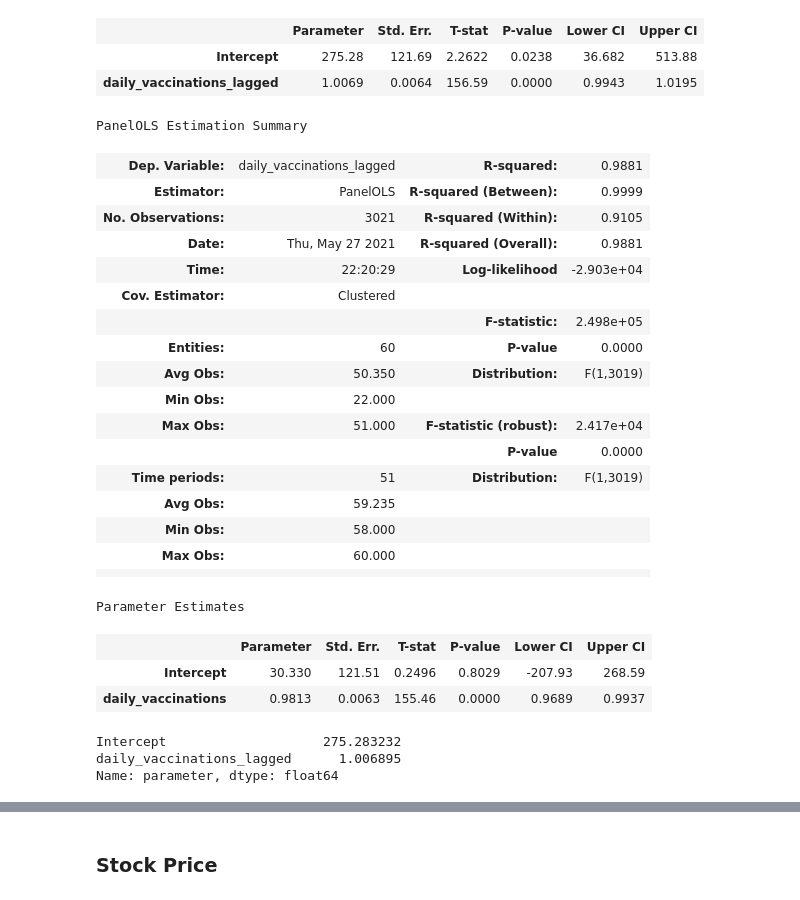
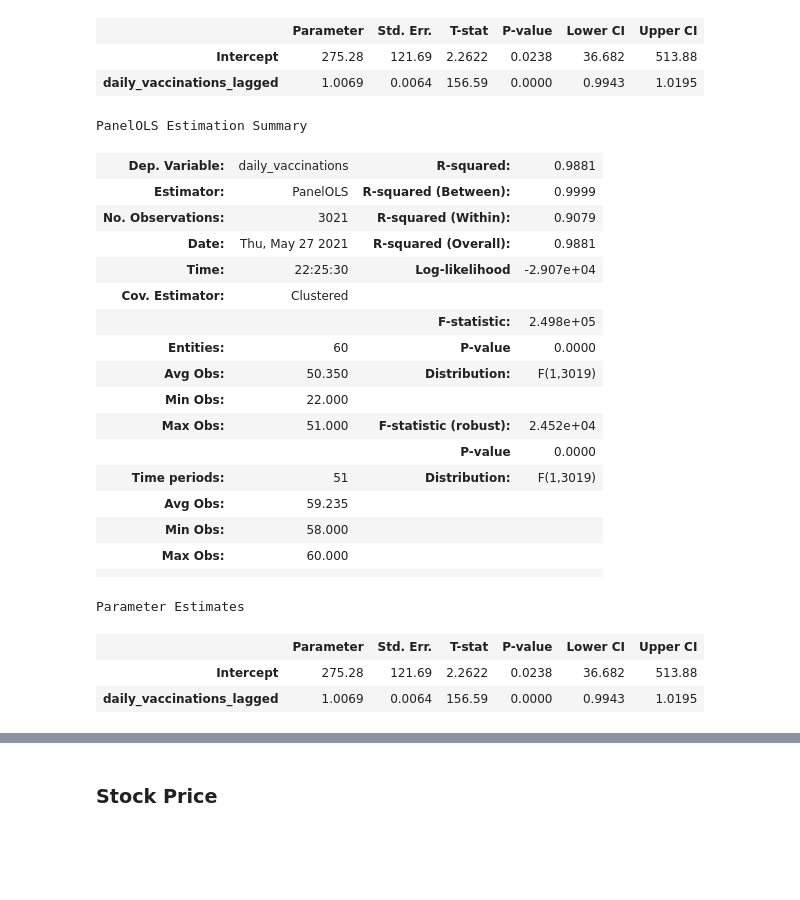
Before and after one commit to juno-yuu/COVID-Vaccine-and-Biotech-industry, a Jupyter notebook: Final_Project_Clean.ipynb, the cells around one changed output, grey strips where cells are left out. Cells and saved outputs as stored; diff of their text form; code cells hidden in the pictures; blank space fills up the shorter version.

```diff
--- a/Final_Project_Clean.ipynb
+++ b/Final_Project_Clean.ipynb
@@ -264,22 +268,22 @@ Parameter Estimates
 | Intercept | 275.28 | 121.69 | 2.2622 | 0.0238 | 36.682 | 513.88 |
 | daily_vaccinations_lagged | 1.0069 | 0.0064 | 156.59 | 0.0000 | 0.9943 | 1.0195 |
 # %%
-p3 = PanelOLS.from_formula(formula = 'daily_vaccinations_lagged ~ 1 + daily_vaccinations',\
+p3 = PanelOLS.from_formula(formula = 'daily_vaccinations ~ 1 + daily_vaccinations_lagged',\
                                      data = data_panel_train).fit(cov_type = 'clustered', Cluster_entity = True, Cluster_time = True)
 p3.summary
 # %% [output]
 PanelOLS Estimation Summary
-| Dep. Variable: | daily_vaccinations_lagged | R-squared: | 0.9881 |
+| Dep. Variable: | daily_vaccinations | R-squared: | 0.9881 |
 | Estimator: | PanelOLS | R-squared (Between): | 0.9999 |
-| No. Observations: | 3021 | R-squared (Within): | 0.9105 |
+| No. Observations: | 3021 | R-squared (Within): | 0.9079 |
 | Date: | Thu, May 27 2021 | R-squared (Overall): | 0.9881 |
-| Time: | 22:20:29 | Log-likelihood | -2.903e+04 |
+| Time: | 22:25:30 | Log-likelihood | -2.907e+04 |
 | Cov. Estimator: | Clustered |  |  |
 |  |  | F-statistic: | 2.498e+05 |
 | Entities: | 60 | P-value | 0.0000 |
 | Avg Obs: | 50.350 | Distribution: | F(1,3019) |
 | Min Obs: | 22.000 |  |  |
-| Max Obs: | 51.000 | F-statistic (robust): | 2.417e+04 |
+| Max Obs: | 51.000 | F-statistic (robust): | 2.452e+04 |
 |  |  | P-value | 0.0000 |
 | Time periods: | 51 | Distribution: | F(1,3019) |
 | Avg Obs: | 59.235 |  |  |
@@ -288,11 +292,5 @@ PanelOLS Estimation Summary
 |  |  |  |  |
 Parameter Estimates
 |  | Parameter | Std. Err. | T-stat | P-value | Lower CI | Upper CI |
-| Intercept | 30.330 | 121.51 | 0.2496 | 0.8029 | -207.93 | 268.59 |
-| daily_vaccinations | 0.9813 | 0.0063 | 155.46 | 0.0000 | 0.9689 | 0.9937 |
+| Intercept | 275.28 | 121.69 | 2.2622 | 0.0238 | 36.682 | 513.88 |
+| daily_vaccinations_lagged | 1.0069 | 0.0064 | 156.59 | 0.0000 | 0.9943 | 1.0195 |
-# %%
-p1.params
-# %% [output]
-Intercept                    275.283232
-daily_vaccinations_lagged      1.006895
-Name: parameter, dtype: float64
```
Also changed, not shown: parts of 8 cells of this notebook.
